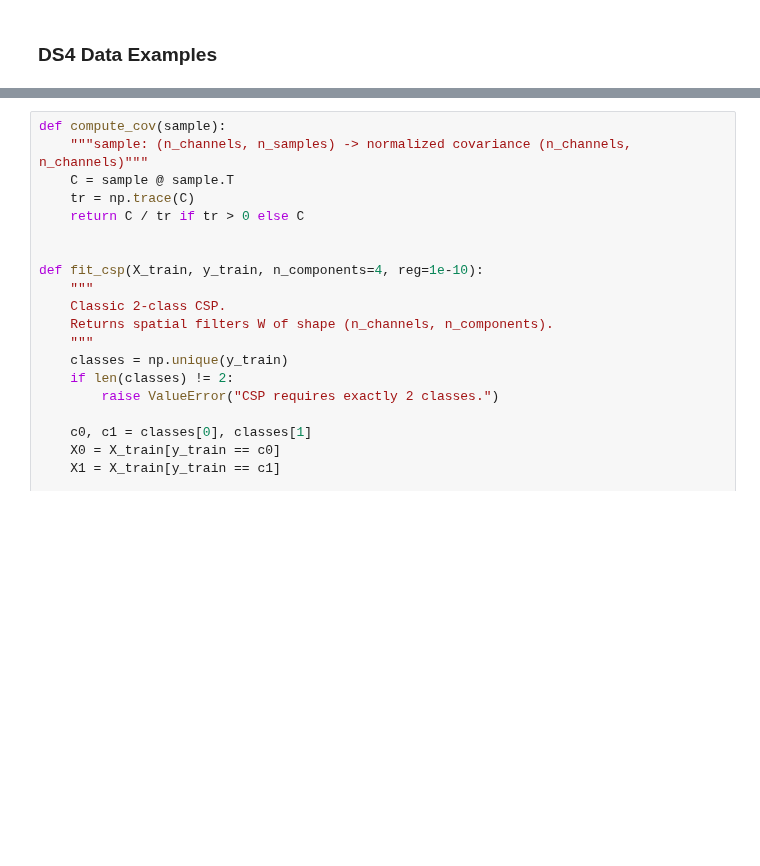
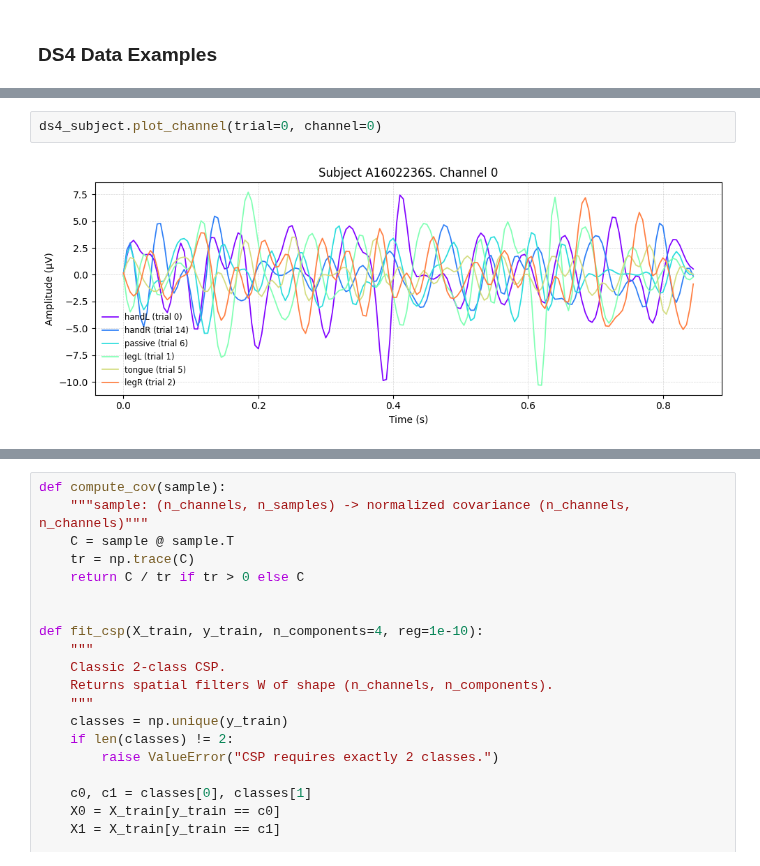
Before and after one commit to annzb/eeg-mi-decoders, a Jupyter notebook: main.ipynb, the cells around one changed output, grey strips where cells are left out. Saved outputs shown, nothing was run; the diff lists cells and outputs as text; blank space fills up the shorter version.

```diff
--- a/main.ipynb
+++ b/main.ipynb
@@ -122,0 +144,4 @@ binsuV               int             value=1
+# %%
+ds4_subject.plot_channel(trial=0, channel=0)
+# %% [output]
+[figure, added]
```
Also changed, not shown: parts of 17 cells of this notebook, 5 other files.
